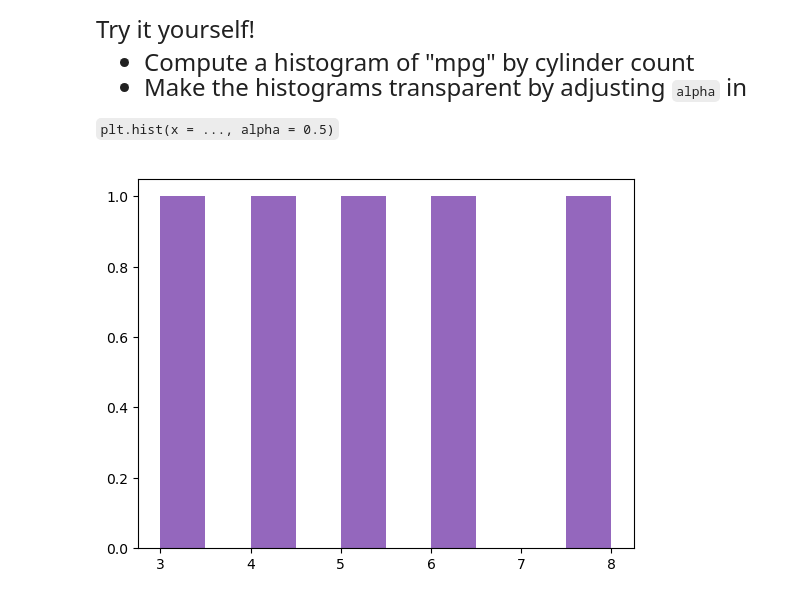
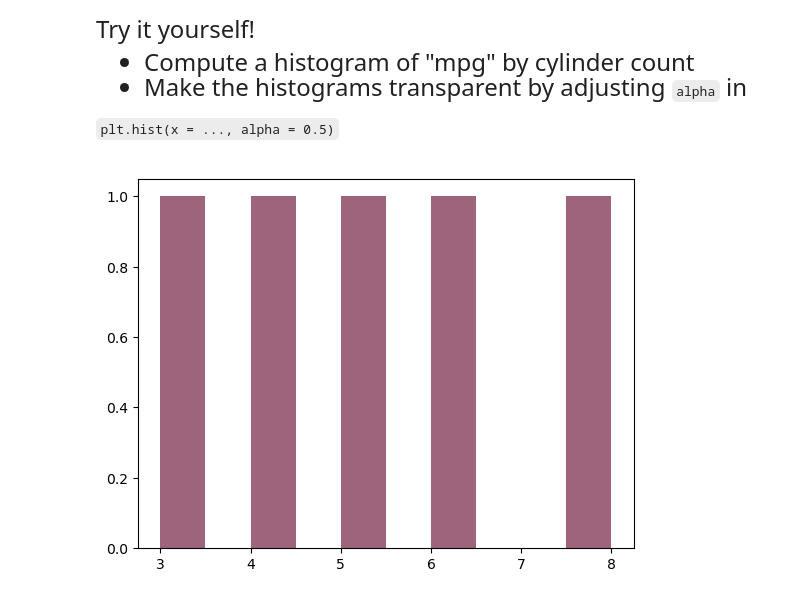
Before and after one commit to kellysupitchaya/qtm151spring2025, a Jupyter notebook: lecture_10/lecture_10a - Subsetting data.ipynb, the cells around one changed output. Cells and saved outputs as stored; diff of their text form; code cells hidden in the pictures.

```diff
--- a/lecture_10/lecture_10a - Subsetting data.ipynb
+++ b/lecture_10/lecture_10a - Subsetting data.ipynb
@@ -572,10 +576,10 @@ Try it yourself!
 # %%
 # Write your own code
 
 list_unique_cylinders = pd.unique(carfeatures["cylinders"])
 
 for category in list_unique_cylinders:
     df   = carfeatures.query("cylinders == @category")
-    plt.hist(x = list_unique_cylinders)
+    plt.hist(x = list_unique_cylinders, alpha = 0.5)
 # %% [output]
-[figure, old version]
+[figure, new version]
```
Also changed, not shown: parts of 5 cells of this notebook, 12 other files.
